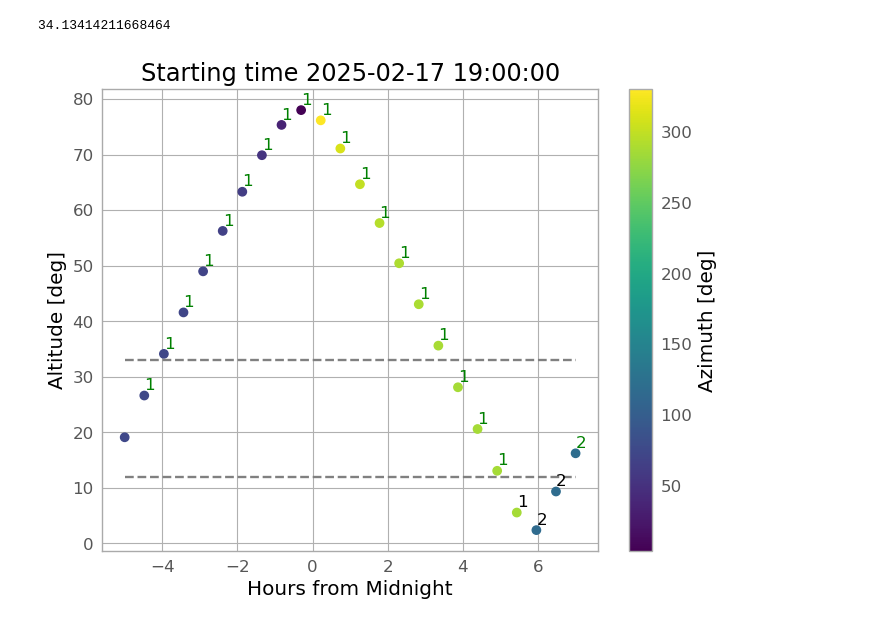
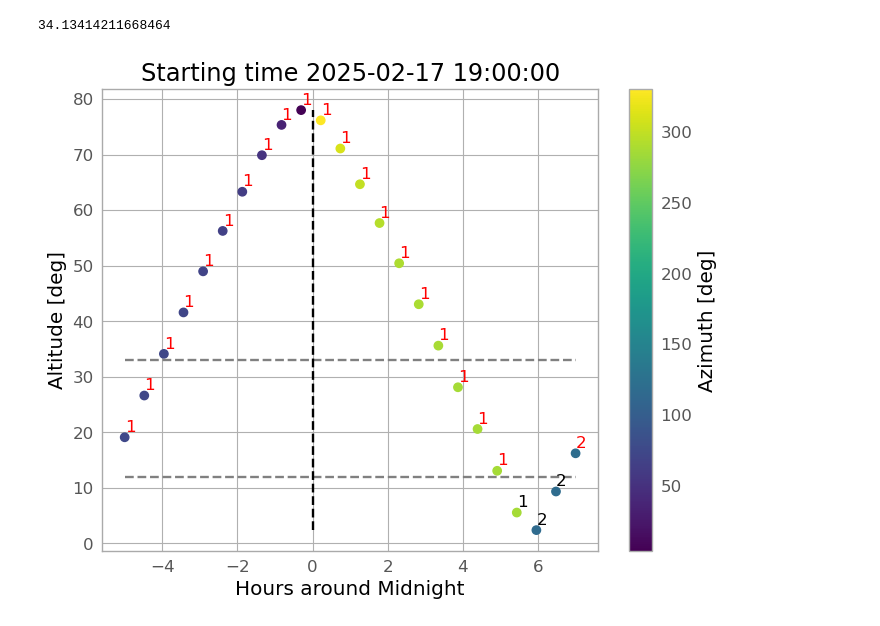
Before and after one commit to ccuellarn/Transient-Operation, a Jupyter notebook: Sketch.ipynb, the cells around one changed output. Cells and saved outputs as stored; diff of their text form; code cells hidden in the pictures.

```diff
--- a/Sketch.ipynb
+++ b/Sketch.ipynb
@@ -222,33 +218,38 @@ limits[0][0].iloc[0]
 # %%
 ALT = [each for each in Data['Alt']]
 AZ = Data['Az']
 label = [each for each in Data['Label']]
 
 #Graphic
 plt.style.use(astropy_mpl_style)
 quantity_support()
 
 plt.scatter(time, ALT,c=AZ,cmap="viridis",lw=1)
 
 #Limits of good observations
 plt.plot(time, np.linspace(limit[0],limit[0],len(time)),'--',color='grey')
 plt.plot(time, np.linspace(limit[1],limit[1],len(time)),'--',color='grey')
 
+#midnight
+plt.plot(np.linspace(0,0,len(time)), np.linspace(np.min(ALT),np.max(ALT),len(time)),'--',color='k')
+
 plt.colorbar().set_label("Azimuth [deg]")
-plt.xlabel("Hours from Midnight")
+plt.xlabel("Hours around Midnight")
 plt.ylabel("Altitude [deg]")
 plt.title('Starting time {}'.format(date_i))
 
+# plt.xticks(posiciones, etiquetas)
+
 # Loop for annotation of all points
-for i in range(1,len(time)):
+for i in range(0,len(time)):
 
     if limits[0][0].iloc[0] <= ALT[i] or ALT[i] >= limits[0][1].iloc[0]:
 
-        plt.annotate(label[i], (time[i], ALT[i] + 1),color='green')
+        plt.annotate(label[i], (time[i], ALT[i] + 1),color='red')
 
     else:
         plt.annotate(label[i], (time[i], ALT[i] + 1),color='k')
 
 plt.show()
 # %% [output]
-[figure, old version]
+[figure, new version]
```
Also changed, not shown: parts of 1 cell of this notebook.
